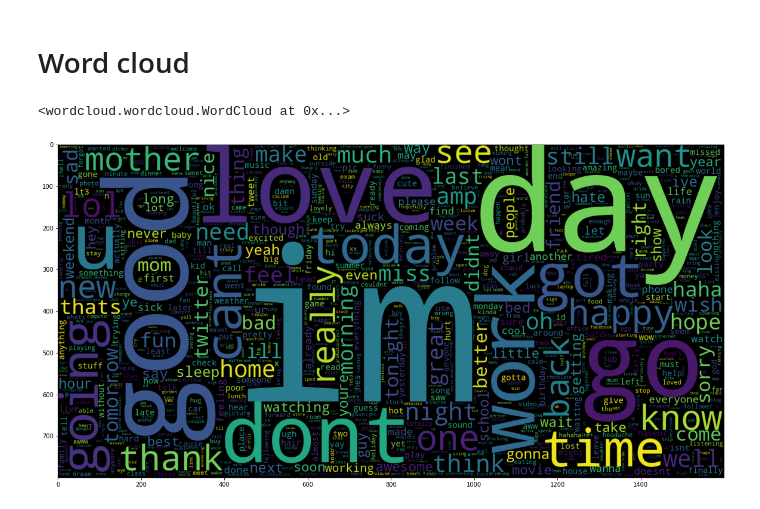
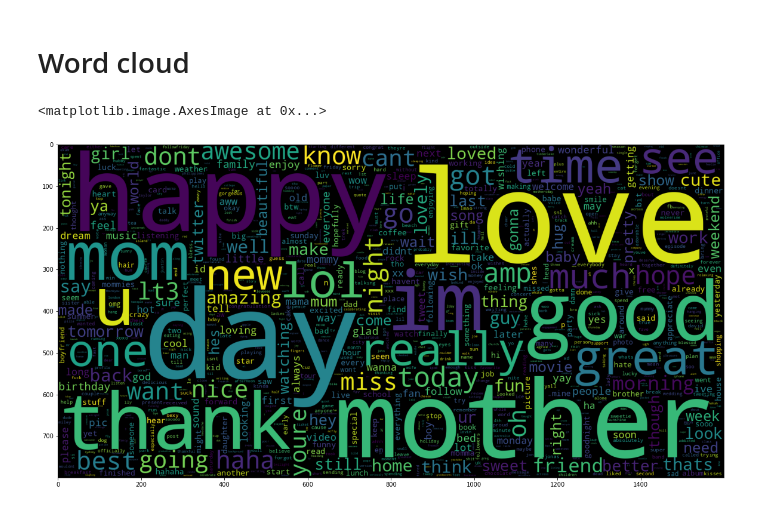
Before and after one commit to Sarahhabbi/EmotionAnalysis, a Jupyter notebook: src/notebook.ipynb, the cells around one changed output. Saved outputs shown, nothing was run; the diff lists cells and outputs as text; code cells hidden in the pictures.

```diff
--- a/src/notebook.ipynb
+++ b/src/notebook.ipynb
@@ -183,6 +182,31 @@ data_preprocessed = df[['content','sentiment']]
 data_preprocessed = data_preprocessed[data_preprocessed.sentiment != "empty"]
 # %% [output]
 NameError: name 'df' is not defined
+# %%
+def cleaning_tweet(text):
+    # removing punctuation
+    translator = str.maketrans('', '', punctuations_list)
+    text = text.translate(translator)
+
+    # removing stop words
+    text = " ".join([word for word in str(text).split() if word not in STOPWORDS])
+
+    # removing pseudos
+    text = text.replace('@[a-zA-Z0-9-_]*',"")
+
+    # to lower case
+    text = text.lower()
+
+    # remove URL
+    text = text.replace('((www.[^s]+)|(https?://[^s]+))',"")
+
+    return text
 # %%
 # remove stop word
 data_preprocessed['content'] = data_preprocessed['content'].apply(lambda text: cleaning_tweet(text))
+
+#tokenization
+tokenizer = RegexpTokenizer(r'\w+|$[0-9]+|\S+')
+data_preprocessed['content'] = data_preprocessed['content'].apply(
+    lambda x: tokenizer.tokenize(x)
+)
@@ -301,19 +327,22 @@ None
 # %%
 data_test = data_preprocessed['content'][:40000]
 df_sadness = data_preprocessed[data_preprocessed['sentiment'] == "sadness"]
 df_hate = data_preprocessed[data_preprocessed['sentiment']=='hate']
 df_worry = data_preprocessed[data_preprocessed['sentiment']=='worry']
 df_love = data_preprocessed[data_preprocessed['sentiment']=='love']
 data_sadness = df_sadness['content'][:10000]
 data_hate = df_hate['content'][:10000]
 data_worry = df_worry['content'][:10000]
 data_love = df_love['content'][:10000]
 
 
-display_word_cloud(data_test)
+plt.figure(figsize = (20,20))
+wc = WordCloud(max_words = 1000 , width = 1600 , height = 800,
+                collocations=False).generate(" ".join(data_love))
+plt.imshow(wc)
 # %% [output]
-<wordcloud.wordcloud.WordCloud at 0x...>
+<matplotlib.image.AxesImage at 0x...>
-[figure, old version]
+[figure, new version]
 # %% [markdown]
 <a style='text-decoration:none;line-height:16px;display:flex;color:#5B5B62;padding:10px;justify-content:end;' href='https://deepnote.com?utm_source=created-in-deepnote-cell&projectId=e9a271ec-2e6a-48cd-95e1-869b203be896' target="_blank">
 <img alt='Created in deepnote.com' style='display:inline;max-height:16px;margin:0px;margin-right:7.5px;' src='embedded-picture-1' > </img>
```
Also changed, not shown: parts of 8 cells of this notebook.
